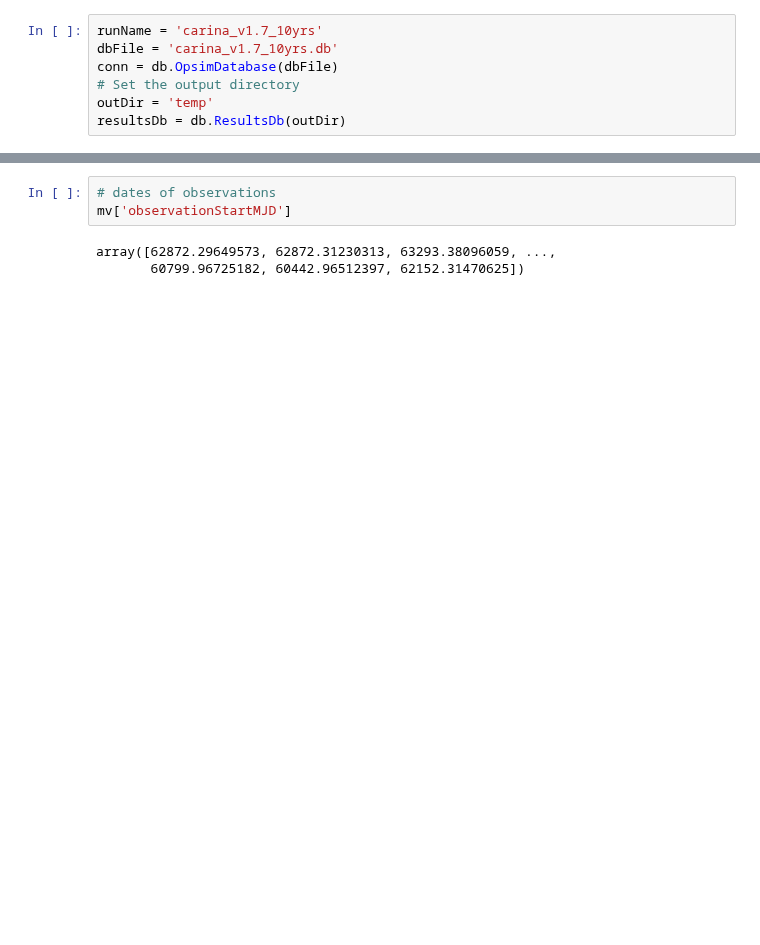
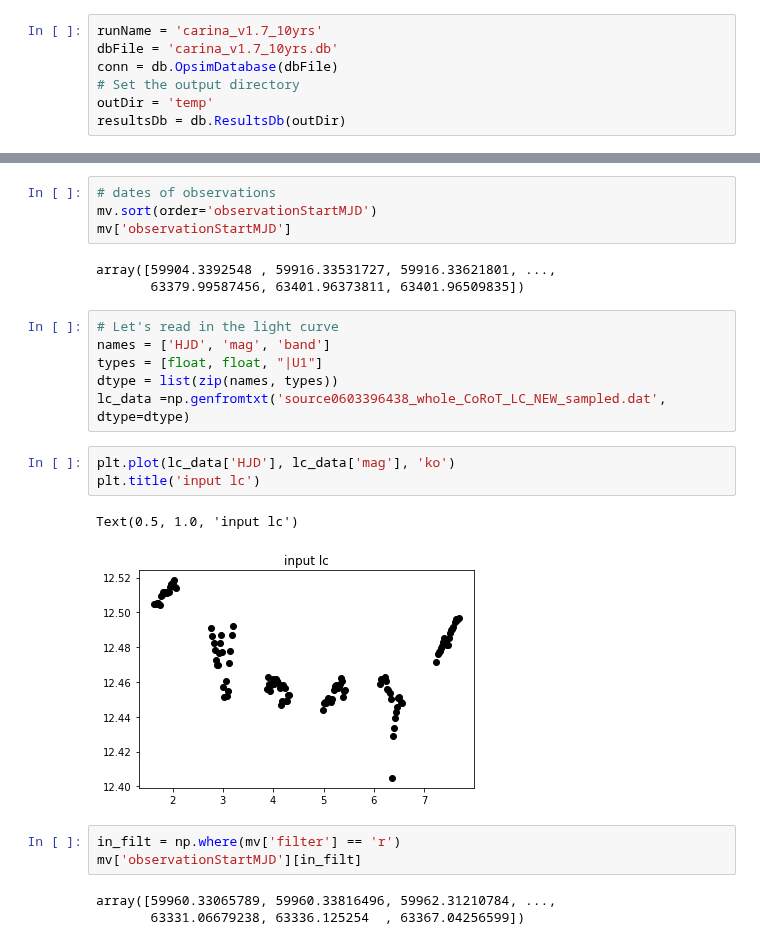
Before and after one commit to yoachim/21_Scratch, a Jupyter notebook: carina_check/carina2.ipynb, the cells around one changed output, grey strips where cells are left out. Cells and saved outputs as stored; diff of their text form; blank space fills up the shorter version.

```diff
--- a/carina_check/carina2.ipynb
+++ b/carina_check/carina2.ipynb
@@ -77,6 +98,25 @@ array([(62872.29649573, 22.24980394, 'y', -58.92587646, 162.65318374),
 # %%
 # dates of observations
+mv.sort(order='observationStartMJD')
 mv['observationStartMJD']
 # %% [output]
-array([62872.29649573, 62872.31230313, 63293.38096059, ...,
-       60799.96725182, 60442.96512397, 62152.31470625])
+array([59904.3392548 , 59916.33531727, 59916.33621801, ...,
+       63379.99587456, 63401.96373811, 63401.96509835])
+# %%
+# Let's read in the light curve
+names = ['HJD', 'mag', 'band']
+types = [float, float, "|U1"]
+dtype = list(zip(names, types))
+lc_data =np.genfromtxt('source0603396438_whole_CoRoT_LC_NEW_sampled.dat', dtype=dtype)
+# %%
+plt.plot(lc_data['HJD'], lc_data['mag'], 'ko')
+plt.title('input lc')
+# %% [output]
+Text(0.5, 1.0, 'input lc')
+[figure, added]
+# %%
+in_filt = np.where(mv['filter'] == 'r')
+mv['observationStartMJD'][in_filt]
+# %% [output]
+array([59960.33065789, 59960.33816496, 59962.31210784, ...,
+       63331.06679238, 63336.125254  , 63367.04256599])
```
Also changed, not shown: parts of 8 cells of this notebook.
